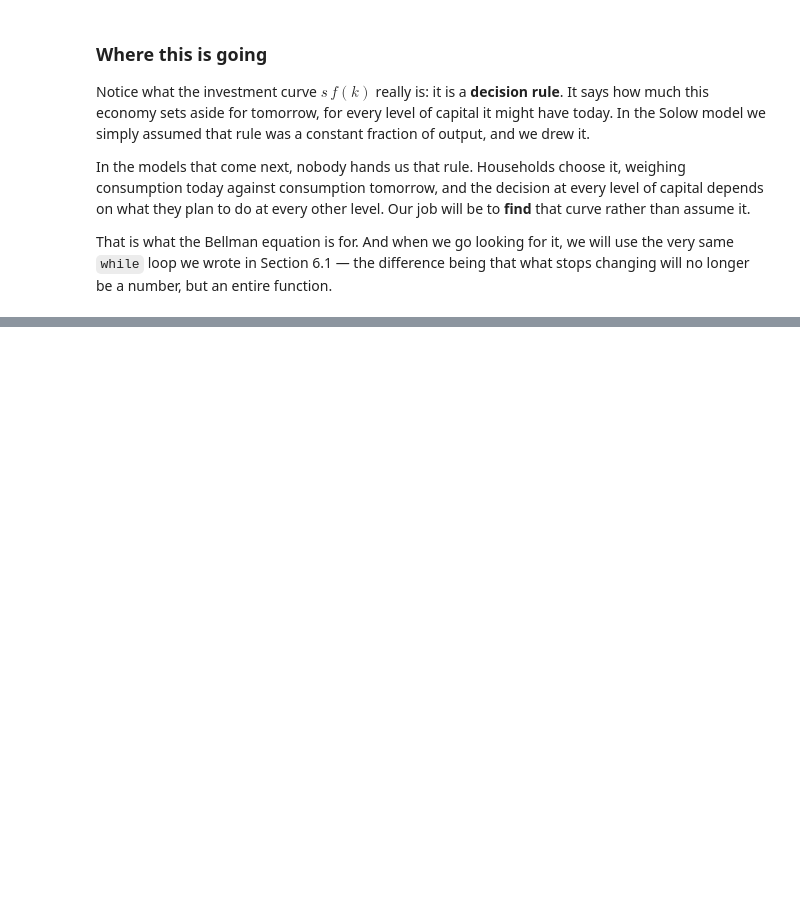
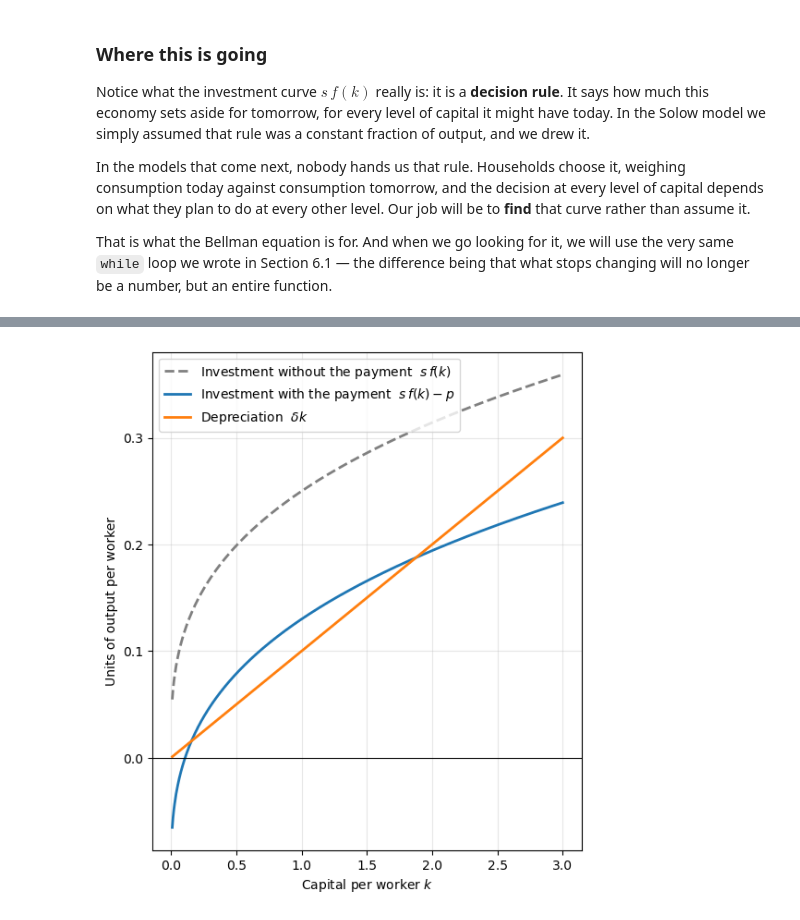
Before and after one commit to DaniAmaya96/Computational_Macroeconomics_with_Python, a Jupyter notebook: introduction_PythonAndSolow.ipynb, the cells around one changed output, grey strips where cells are left out. Drawn from its saved outputs; the diff is of its cells as text; code cells hidden in the pictures; blank space fills up the shorter version.

```diff
--- a/Class_1_Introduction_Python_Solow.ipynb
+++ b/introduction_PythonAndSolow.ipynb
@@ -1183,0 +1240,5 @@ That is what the Bellman equation is for. And when we go looking for it, we will
+# %%
+s = 0.25
+p = 0.12
+
+print(f"A = {A}, alpha = {alpha}, s = {s}, delta = {delta}, p = {p}")
@@ -1183,0 +1251,18 @@ That is what the Bellman equation is for. And when we go looking for it, we will
+# %%
+k_grid = np.linspace(0.01, 3, 500)
+
+investment_with_p = s * production(k_grid, A, alpha) - p
+depreciation = delta * k_grid
+
+plt.figure(figsize=(6, 7))
+plt.plot(k_grid, s * production(k_grid, A, alpha), linewidth=2, linestyle="--", color="gray", label=r"Investment without the payment  $s\,f(k)$")
+plt.plot(k_grid, investment_with_p, linewidth=2, label=r"Investment with the payment  $s\,f(k) - p$")
+plt.plot(k_grid, depreciation, linewidth=2, label=r"Depreciation  $\delta k$")
+plt.axhline(0, color="black", linewidth=0.8)
+plt.xlabel("Capital per worker $k$")
+plt.ylabel("Units of output per worker")
+plt.legend(loc="upper left")
+plt.grid(alpha=0.3)
+plt.show()
+# %% [output]
+[figure, added]
```
Also changed, not shown: parts of 32 cells of this notebook, 7 other files.
